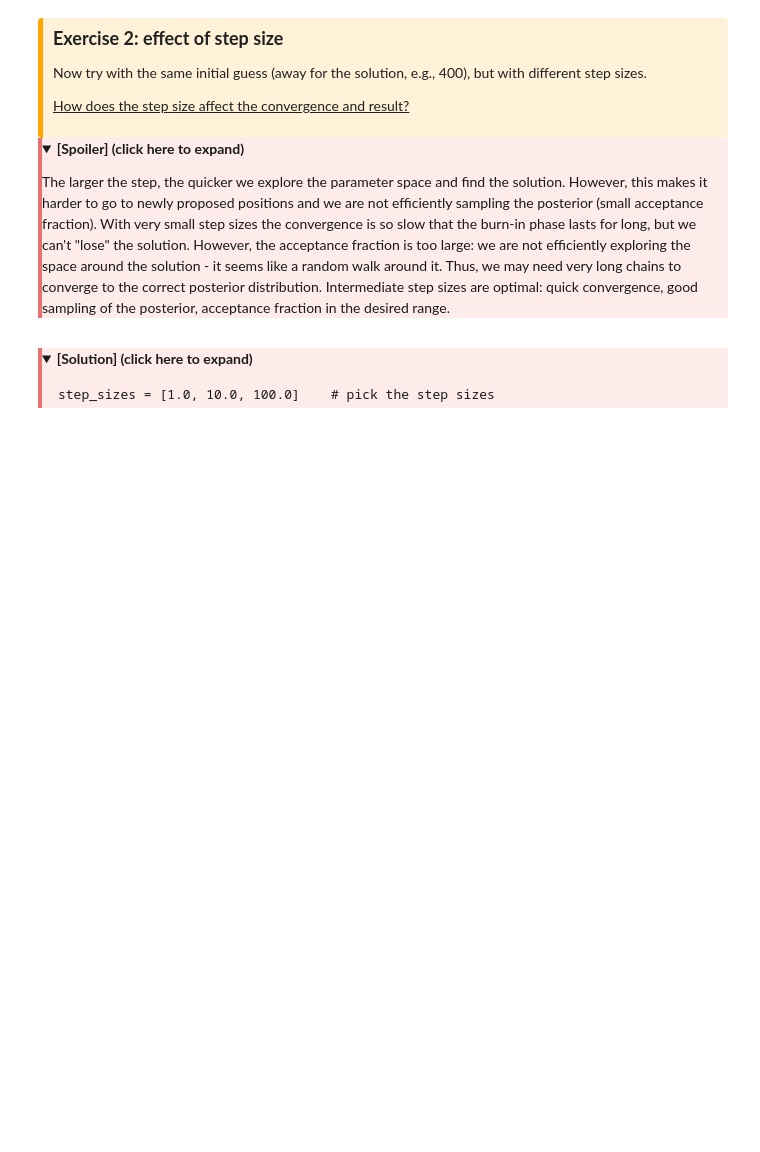
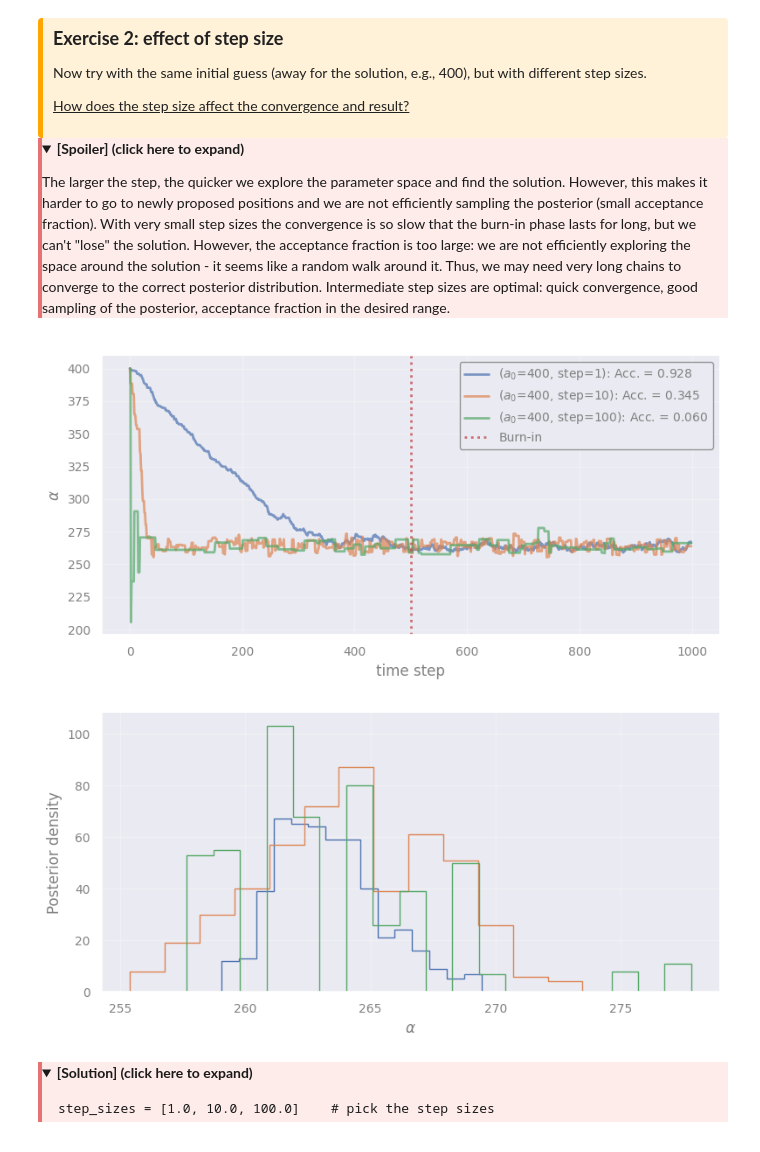
Before and after one commit to sghwang-cosmos/Astrostat-School-2026, a Jupyter notebook: MCMC/MCMC.ipynb, the cells around one changed output. Cells and saved outputs as stored; diff of their text form; code cells hidden in the pictures; folded sections open; blank space fills up the shorter version.

```diff
--- a/MCMC/MCMC.ipynb
+++ b/MCMC/MCMC.ipynb
@@ -511,33 +511,36 @@ Intermediate step sizes are optimal: quick convergence, good sampling of the pos
 # %%
 initial_position = 400.0           # pick an initial position away from the solution
 alpha_0s = [initial_position] * 3
-step_sizes = [..., ..., ...]    # pick the step sizes
+step_sizes = [1e0, 1e1, 1e2]    # pick the step sizes
 
 N_steps = 1000
 n_burnin = 500   # pick a value that is "safe" for all chains
 
 # make all chains
 chains = [metro_hastings(ln_posterior, alpha_0, args=[sample_1], step_size=step_size, N_steps=N_steps, verbose=False)
           for alpha_0, step_size in zip(alpha_0s, step_sizes)]
 converged_chains = [chain[n_burnin:] for chain in chains]
 
 # plot the chains and samples
 plt.figure()
 for alpha_0, step_size, chain, converged_chain in zip(alpha_0s, step_sizes, chains, converged_chains):
     acceptance_fraction = np.mean(converged_chain[:-1] != converged_chain[1:])
     plt.plot(chain, alpha=0.7, label=f"($a_0$={alpha_0:.6g}, step={step_size:.6g}): Acc. = {acceptance_fraction:.3f}")
 plt.axvline(n_burnin, color="r", ls=":", alpha=0.8, label="Burn-in")
 plt.legend(loc="upper right")
 plt.xlabel(r'time step')
 plt.ylabel(r'$\alpha$')
 plt.show()
 
 plt.figure()
 for alpha_0, step_size, converged_chain in zip(alpha_0s, step_sizes, converged_chains):
     plt.hist(converged_chain, bins="fd", histtype="step")
 plt.xlabel(r"$\alpha$")
 plt.ylabel("Posterior density")
 plt.show()
+# %% [output]
+[figure, added]
+[figure, added]
 # %% [markdown]
 <div style="border-left: 4px solid #e57373; padding-left: 1em; padding-top: 1em; padding-bottom: 1em; margin: 1em 0; background: #fdecea; color: #1a1a1a;">
 <details>
```
Also changed, not shown: parts of 20 cells of this notebook.
